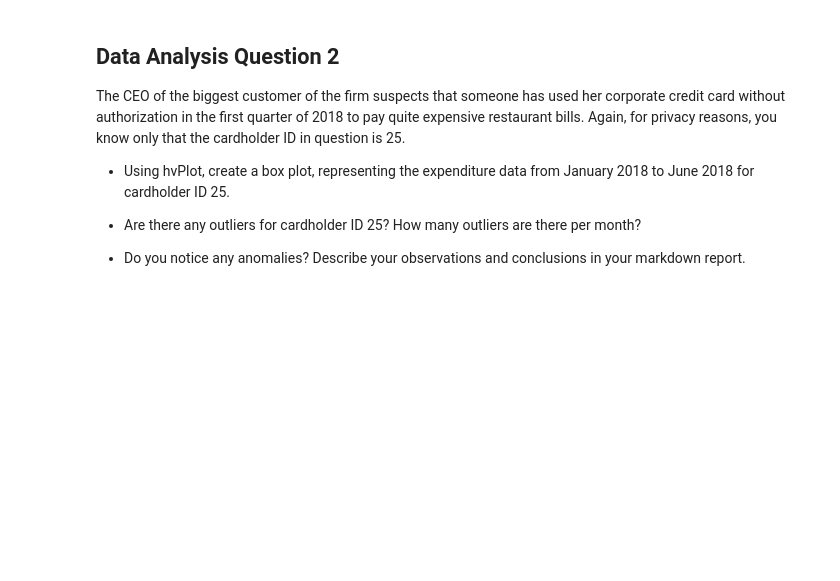
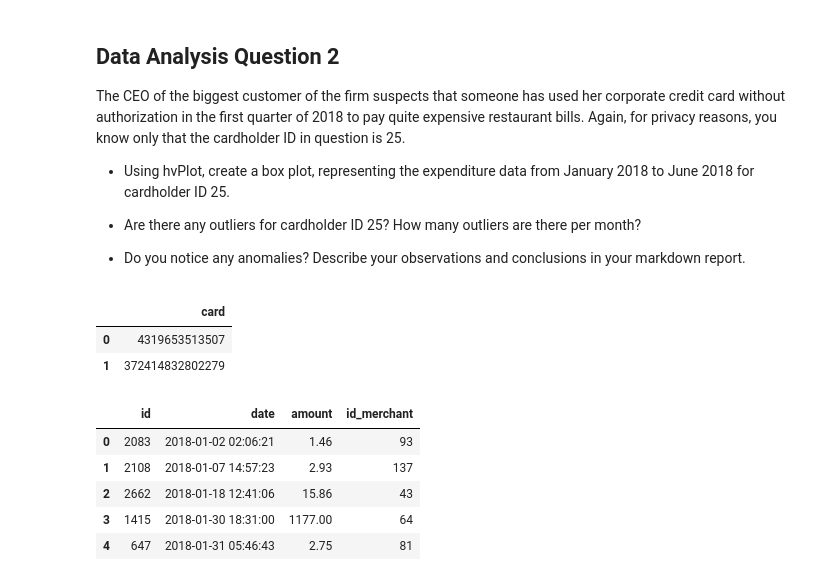
Before and after one commit to MontgomeryG/python-homework, a Jupyter notebook: Module 7 Challenge/Starter_Files/visual_data_analysis.ipynb, the cells around one changed output. Drawn from its saved outputs; the diff is of its cells as text; code cells hidden in the pictures; blank space fills up the shorter version.

```diff
--- a/Module 7 Challenge/Starter_Files/visual_data_analysis.ipynb
+++ b/Module 7 Challenge/Starter_Files/visual_data_analysis.ipynb
@@ -318,7 +318,33 @@ The CEO of the biggest customer of the firm suspects that someone has used her c
 # %%
 # loading data of daily transactions from jan to jun 2018 for card holder 25
 # Write the query
-query = """
-        YOUR QUERY HERE
+query2 = """
+        SELECT card FROM credit_card_table
+        WHERE cardholder_id = '25'
         """
 # Create a DataFrame from the query result. HINT: Use pd.read_sql(query, engine)
+
+card_holder_25_ccs = pd.read_sql(query2, engine)
+
+card_holder_25_ccs
+# %% [output]
+|  | card |
+| 0 | 4319653513507 |
+| 1 | 372414832802279 |
+# %%
+# Get the data from each card
+query = """
+        SELECT id, date, amount, id_merchant FROM transaction_table
+        WHERE card='4319653513507'
+        """
+
+transactions_id25_CC1 = pd.read_sql(query, engine)
+
+transactions_id25_CC1.head()
+# %% [output]
+|  | id | date | amount | id_merchant |
+| 0 | 2083 | 2018-01-02 02:06:21 | 1.46 | 93 |
+| 1 | 2108 | 2018-01-07 14:57:23 | 2.93 | 137 |
+| 2 | 2662 | 2018-01-18 12:41:06 | 15.86 | 43 |
+| 3 | 1415 | 2018-01-30 18:31:00 | 1177.00 | 64 |
+| 4 | 647 | 2018-01-31 05:46:43 | 2.75 | 81 |
```
Also changed, not shown: parts of 8 cells of this notebook.
